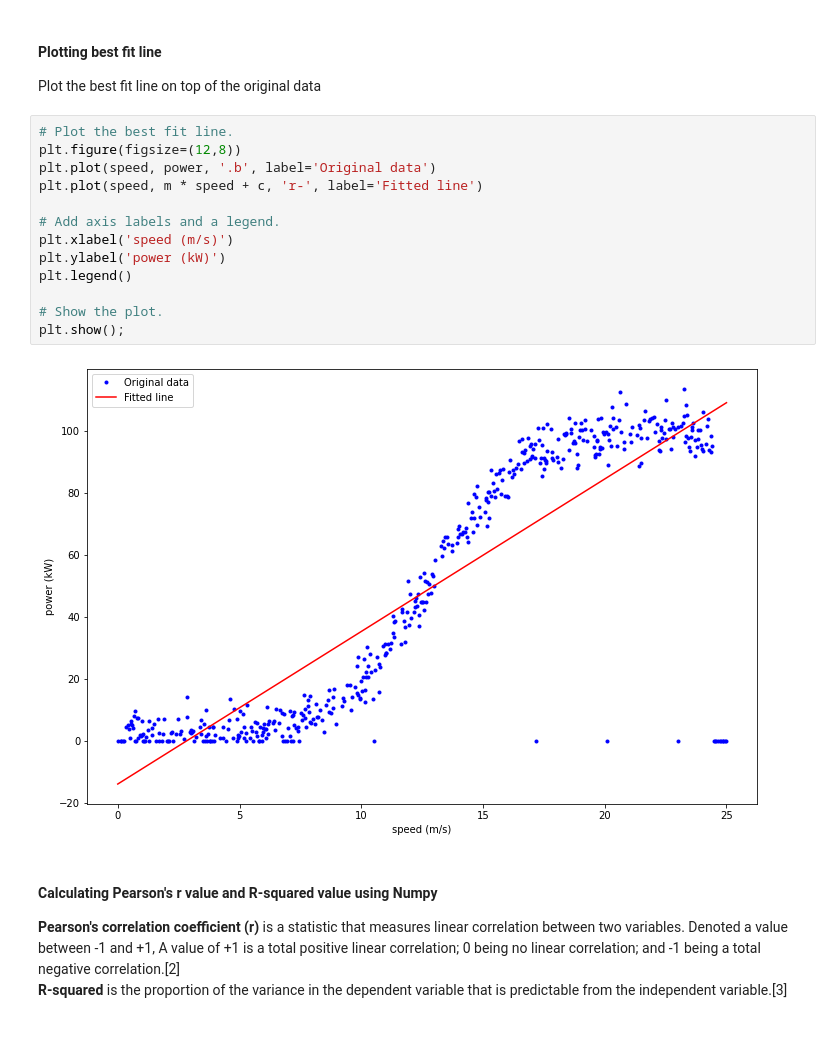
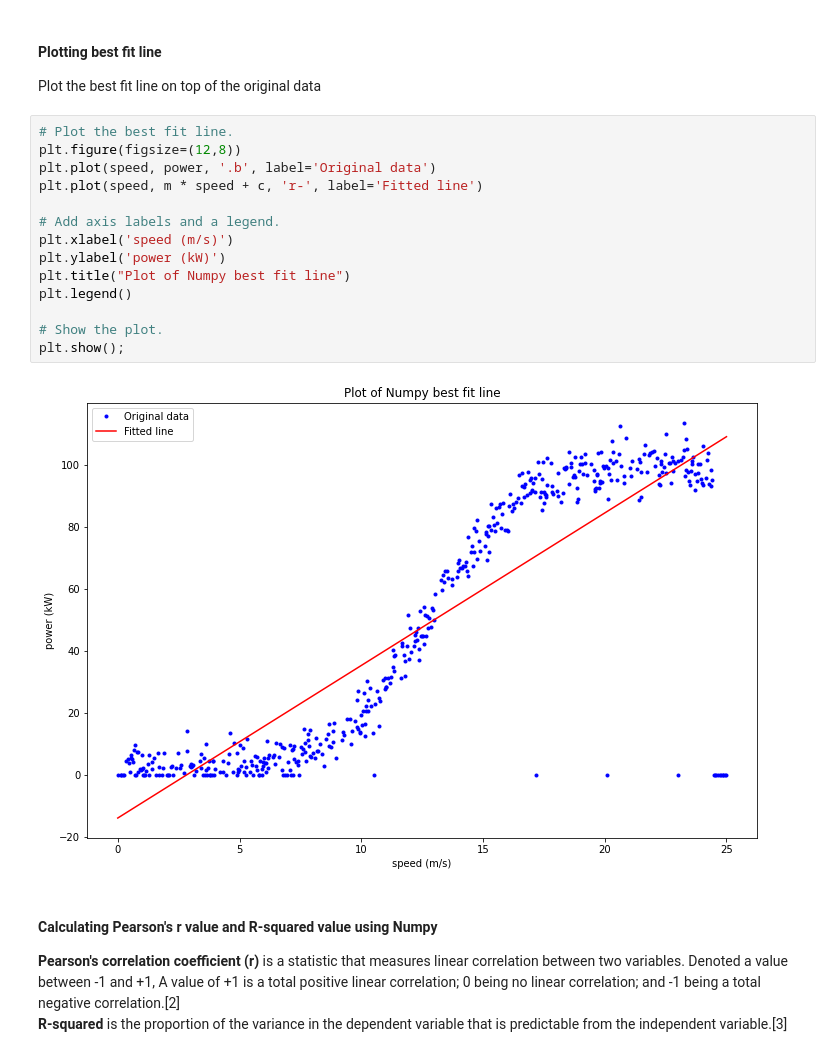
Before and after one commit to killfoley/fundamentalsofDA_project, a Jupyter notebook: Project.ipynb, the cells around one changed output. Saved outputs shown, nothing was run; the diff lists cells and outputs as text.

```diff
--- a/Project.ipynb
+++ b/Project.ipynb
@@ -104,18 +104,19 @@ Plot the best fit line on top of the original data
 # %%
 # Plot the best fit line.
 plt.figure(figsize=(12,8))
 plt.plot(speed, power, '.b', label='Original data')
 plt.plot(speed, m * speed + c, 'r-', label='Fitted line')
 
 # Add axis labels and a legend.
 plt.xlabel('speed (m/s)')
 plt.ylabel('power (kW)')
+plt.title("Plot of Numpy best fit line")
 plt.legend()
 
 # Show the plot.
 plt.show();
 # %% [output]
-[figure, old version]
+[figure, new version]
 # %% [markdown]
 #### Calculating Pearson's r value and R-squared value using Numpy
 **Pearson's correlation coefficient (r)** is a statistic that measures linear correlation between two variables. Denoted a value between -1 and +1, A value of +1 is a total positive linear correlation; 0 being no linear correlation; and -1 being a total negative correlation.[2]
```
Also changed, not shown: parts of 8 cells of this notebook, 3 other files.
